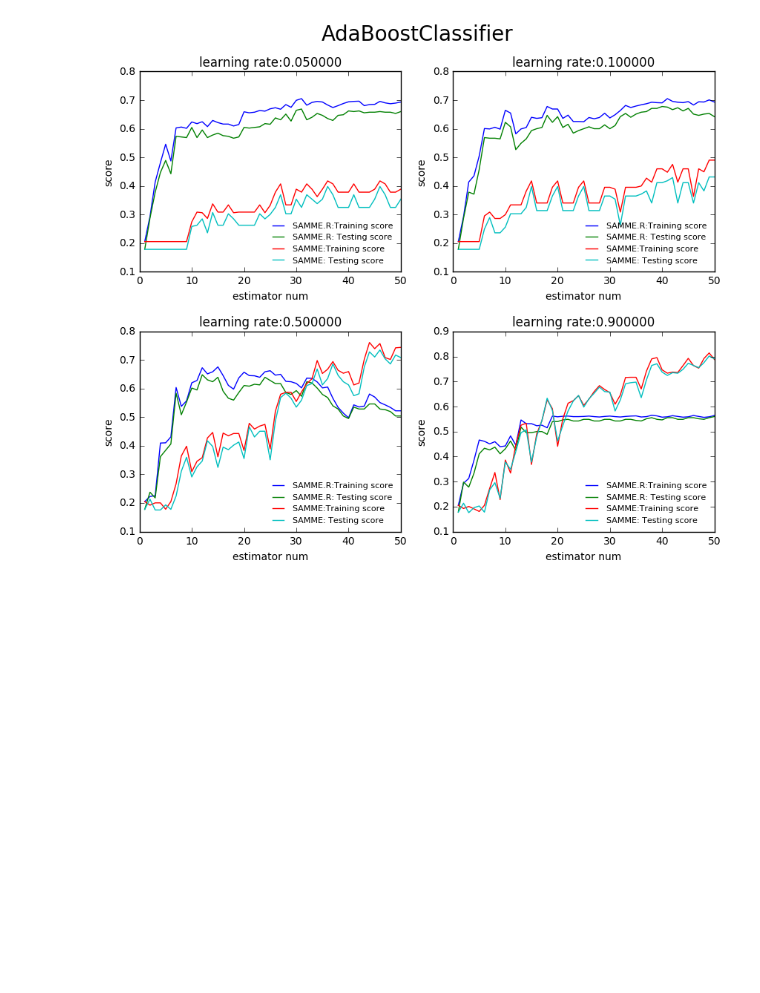
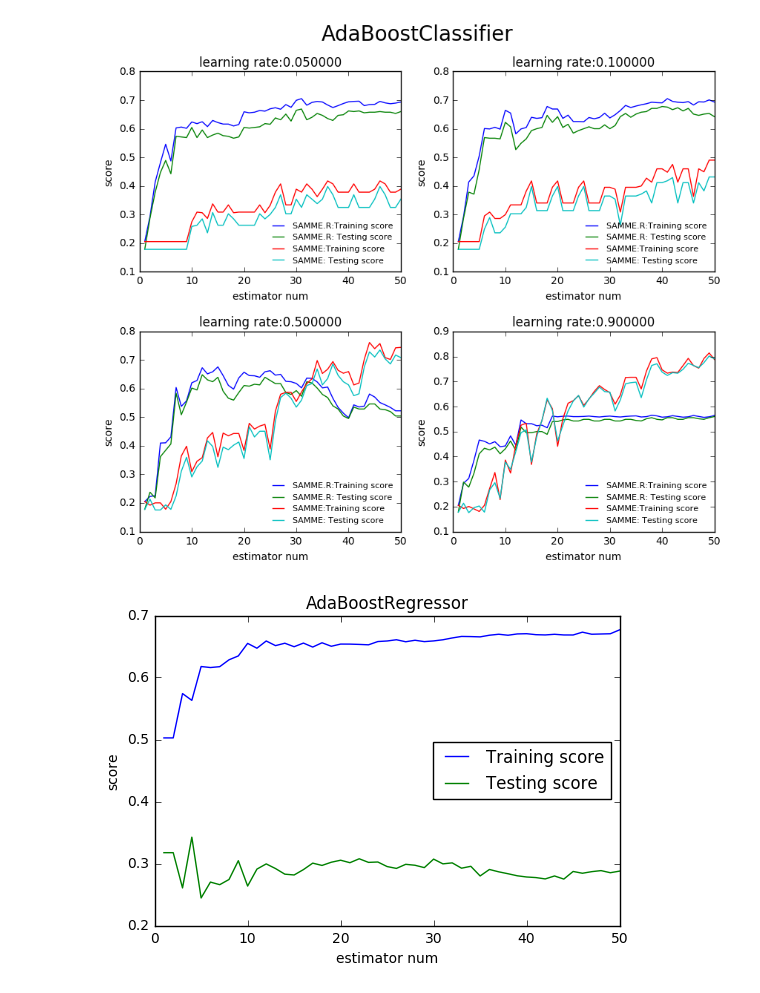
Before and after one commit to probao/Machine_Learning_Basis, a Jupyter notebook: Python-Machine Learning.ipynb, the cells around one changed output. Saved outputs shown, nothing was run; the diff lists cells and outputs as text; code cells hidden in the pictures; blank space fills up the shorter version.

```diff
--- a/Python-Machine Learning.ipynb
+++ b/Python-Machine Learning.ipynb
@@ -2757,0 +2756,23 @@ test_AdaBoostClassifier_algorithm(*data)
+# %%
+# AdaBoostRegressor回归器
+def test_AdaBoostRegressor(*data):
+    X_train, X_test, y_train, y_test=data
+    regr=ensemble.AdaBoostRegressor()
+    regr.fit(X_train, y_train)
+    # 绘图
+    fig=plt.figure()
+    ax=fig.add_subplot(1,1,1)
+    estimators_num=len(regr.estimators_)
+    X=range(1, estimators_num+1)
+    ax.plot(list(X), list(regr.staged_score(X_train, y_train)), label="Training score")
+    ax.plot(list(X), list(regr.staged_score(X_test, y_test)), label="Testing score")
+    ax.set_xlabel("estimator num")
+    ax.set_ylabel("score")
+    ax.legend(loc="best")
+    ax.set_title("AdaBoostRegressor")
+    plt.show()
+# %%
+X_train, X_test, y_train, y_test = load_data_regression()
+test_AdaBoostRegressor(X_train, X_test, y_train, y_test)
+# %% [output]
+[figure, added]
```
Also changed, not shown: parts of 6 cells of this notebook.
